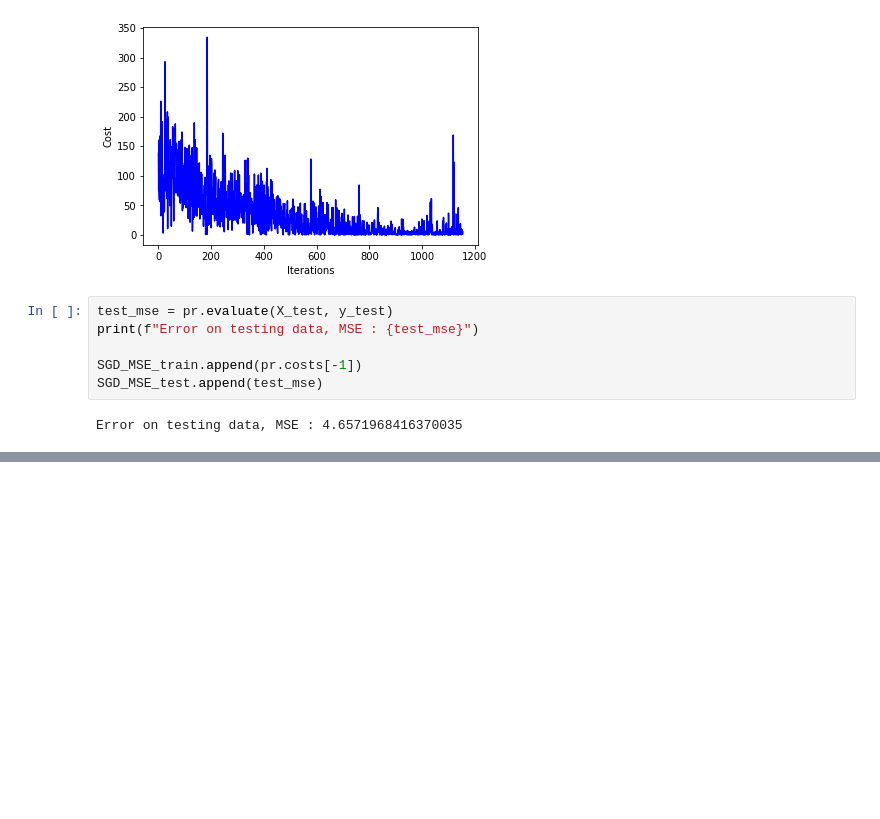
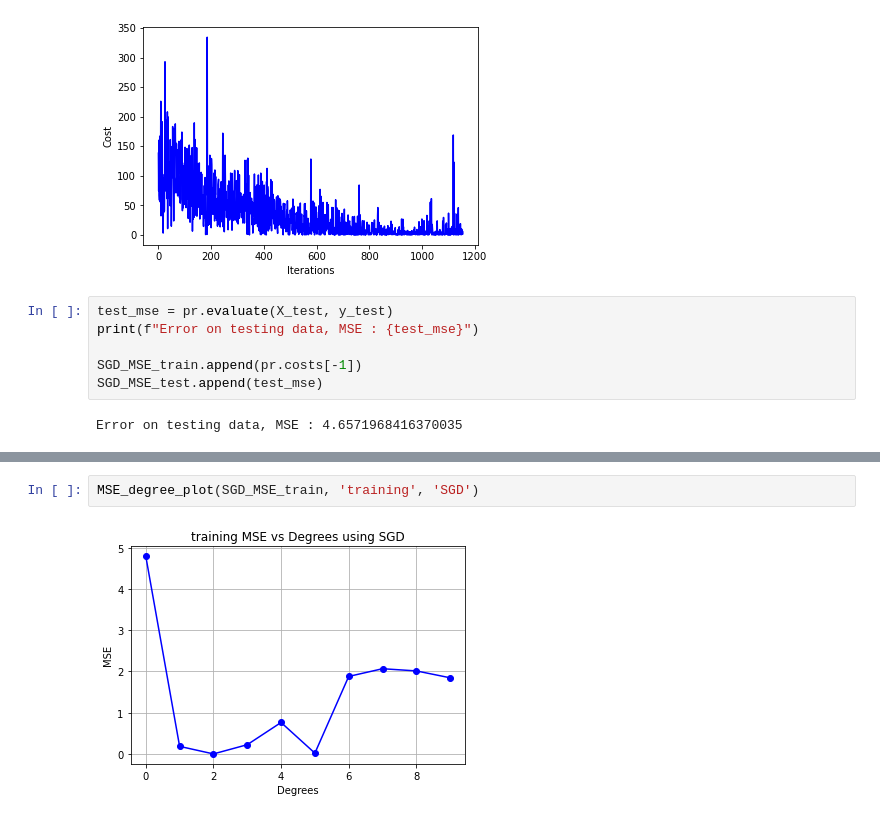
Before and after one commit to CyberKnight1803/FoDS_Assigments, a Jupyter notebook: Assignment-1/model.ipynb, the cells around one changed output, grey strips where cells are left out. Cells and saved outputs as stored; diff of their text form; blank space fills up the shorter version.

```diff
--- a/Assignment-1/model.ipynb
+++ b/Assignment-1/model.ipynb
@@ -559,0 +564,4 @@ MSE_degree_plot(BGD_MSE_train, 'training')
+# %%
+MSE_degree_plot(SGD_MSE_train, 'training', 'SGD')
+# %% [output]
+[figure, added]
```
Also changed, not shown: parts of 15 cells of this notebook, 4 other files.
